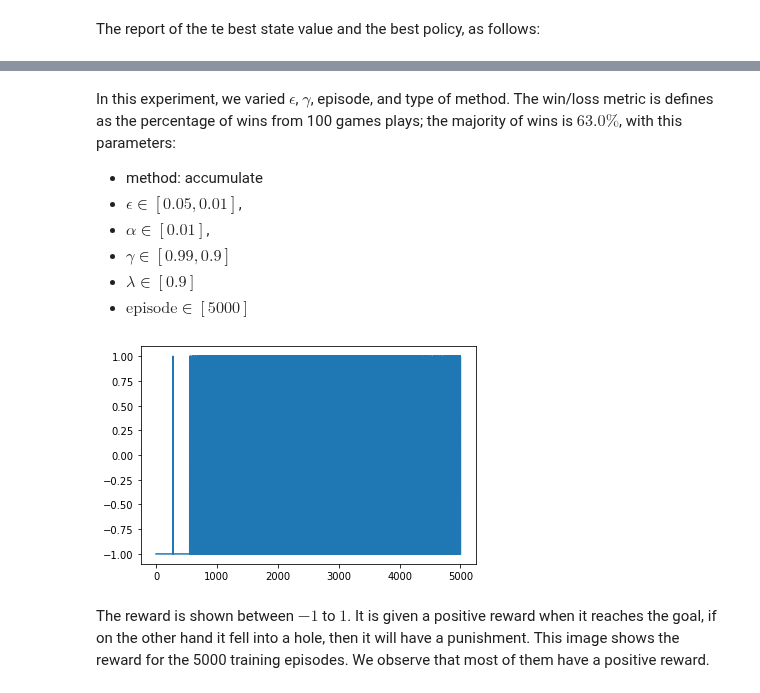
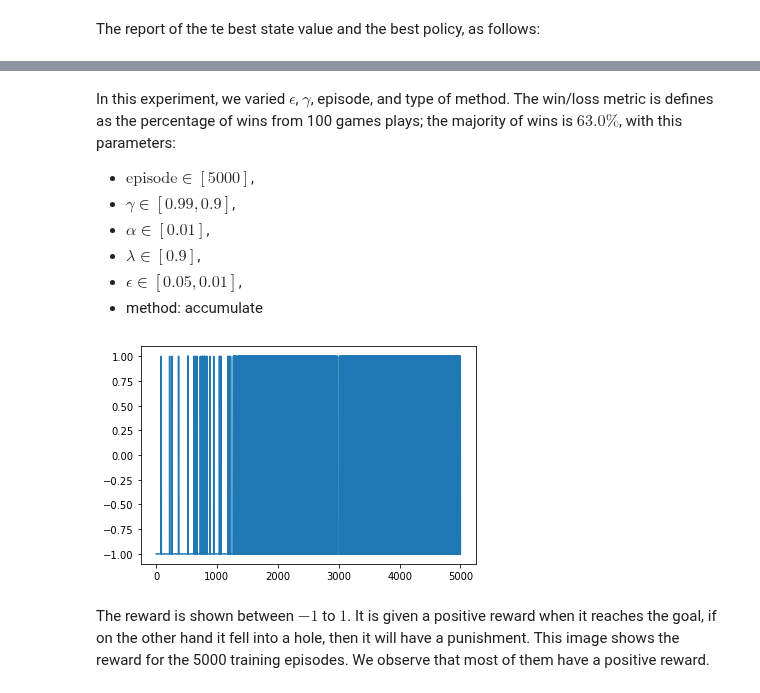
Before and after one commit to thurbridi/mo436-project-1, a Jupyter notebook: notebooks/project_1.ipynb, the cells around one changed output, grey strips where cells are left out. Cells and saved outputs as stored; diff of their text form; code cells hidden in the pictures.

```diff
--- a/notebooks/project_1.ipynb
+++ b/notebooks/project_1.ipynb
@@ -601,18 +622,19 @@ report_sarsa(stochastic = True)
 # %% [markdown]
 In this experiment, we varied $\epsilon$, $\gamma$, episode, and type of method. The win/loss metric is defines as the percentage of wins from 100 games plays; the majority of wins is $63.0\%$, with this parameters:
+
+* $\text{episode} \in [5000]$,
+* $\gamma \in [0.99, 0.9]$,
+* $\alpha \in [0.01]$,
+* $\lambda \in [0.9]$,
+* $\epsilon \in [0.05, 0.01]$,
 * method: accumulate
-* $\epsilon \in [0.05, 0.01]$,
-* $\alpha \in [0.01]$,
-* $\gamma \in [0.99, 0.9]$
-* $\lambda \in [0.9]$
-* $\text{episode} \in [5000]$
 # %%
 env = gym.make('FrozenLake8x8-v1', is_slippery=True)
-Q, E, stats, _ = sarsa_lambda(env, 5000, 0.99, 0.01, 0.9, 0.05, 'accumulate')
+Q_ssarsa, E_ssarsa, stats, _ = sarsa_lambda(env, 5000, 0.99, 0.01, 0.9, 0.05, 'accumulate')
 plt.plot(stats)
 plt.show()
 # %% [output]
-[figure, old version]
+[figure, new version]
 # %% [markdown]
 The reward is shown between $-1$ to $1$. It is given a positive reward when it reaches the goal, if on the other hand it fell into a hole, then it will have a punishment. This image shows the reward for the 5000 training episodes. We observe that most of them have a positive reward.
 # %% [markdown]
```
Also changed, not shown: parts of 30 cells of this notebook, 5 other files.
